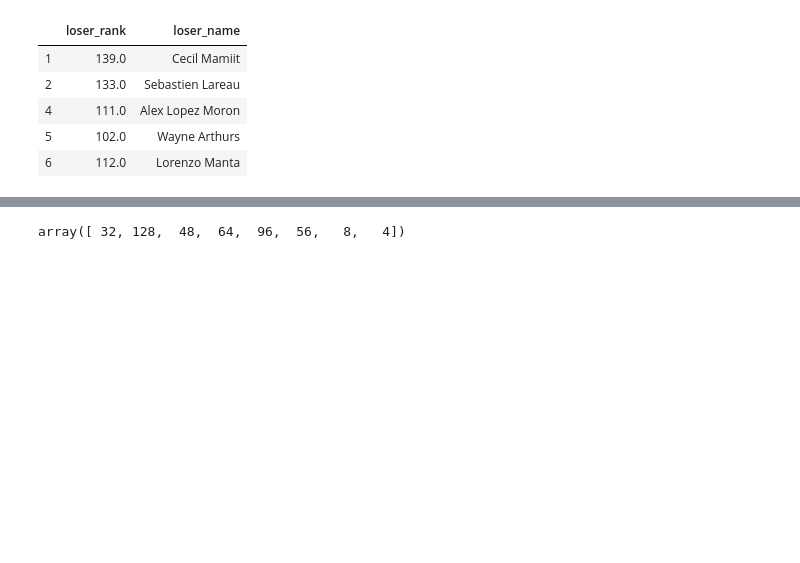
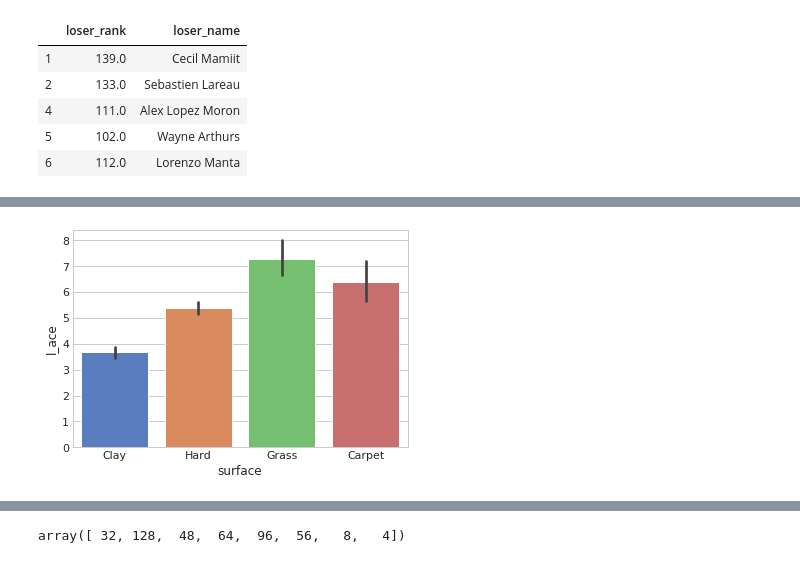
Before and after one commit to tomasojea/Tennis-EDA, a Jupyter notebook: experimentation_EDA.ipynb, the cells around one changed output, grey strips where cells are left out. Saved outputs shown, nothing was run; the diff lists cells and outputs as text; code cells hidden in the pictures; blank space fills up the shorter version.

```diff
--- a/experimentation_EDA.ipynb
+++ b/experimentation_EDA.ipynb
@@ -175,4 +217,6 @@ draw_size_by_surface.plot('surface', kind='bar', title='Average of draw size on
 # %%
-sns.catplot(x="surface", y="loser_rank",  data=df);
+sns.barplot(x="surface", y="l_ace",  data=df);
+# %% [output]
+[figure, added]
 # %%
 sns.catplot(x="surface", y="winner_rank",  data=df);
```
Also changed, not shown: parts of 28 cells of this notebook.
